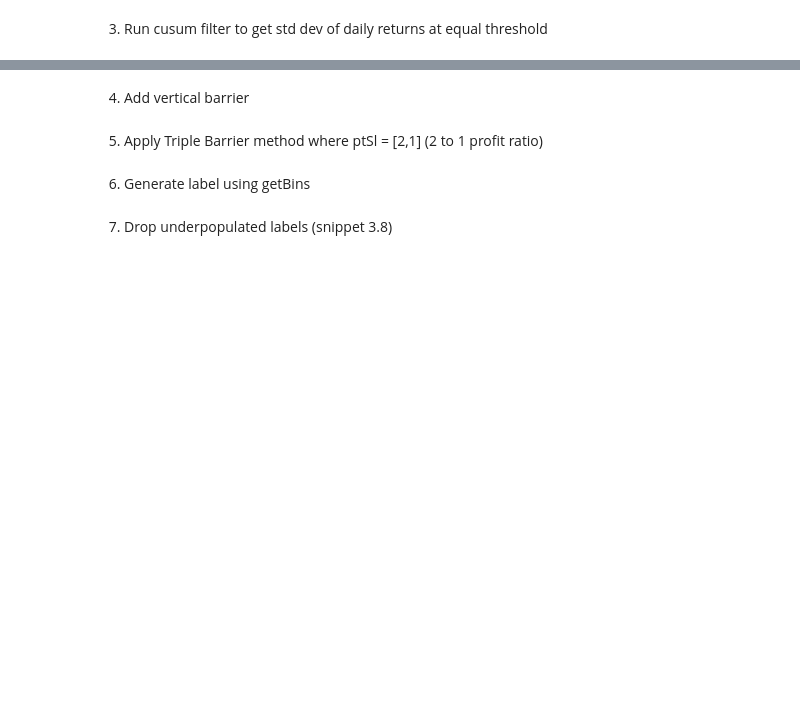
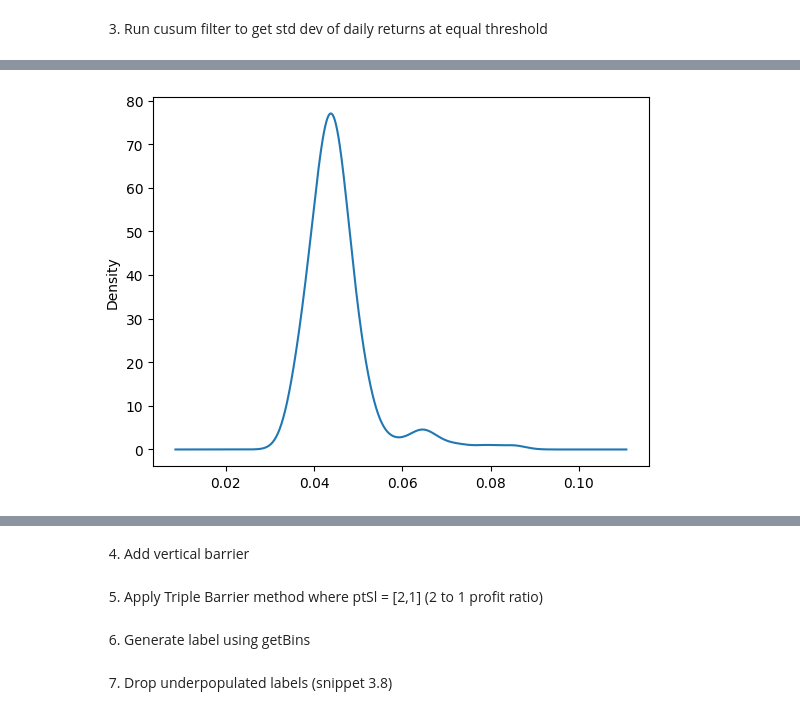
Before and after one commit to waikho/MADS_Capstone, a Jupyter notebook: Labeling.ipynb, the cells around one changed output, grey strips where cells are left out. Drawn from its saved outputs; the diff is of its cells as text; code cells hidden in the pictures; blank space fills up the shorter version.

```diff
--- a/Labeling.ipynb
+++ b/Labeling.ipynb
@@ -100,0 +65,5 @@ df_dollarbar.tail(30)
+# %%
+#show distribution of volitility
+ax = dailyVolitility.plot.kde()
+# %% [output]
+[figure, added]
```
Also changed, not shown: parts of 16 cells of this notebook, 5 other files.
